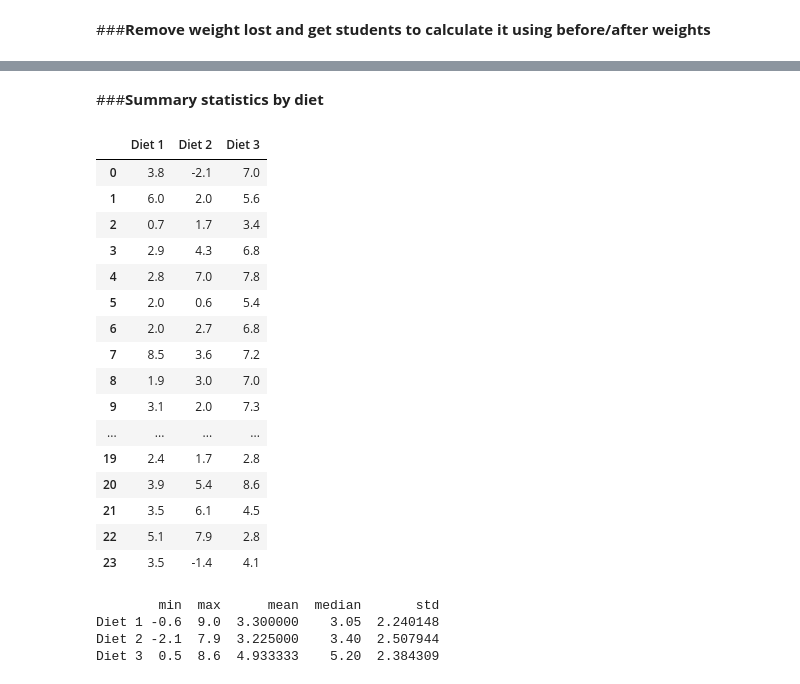
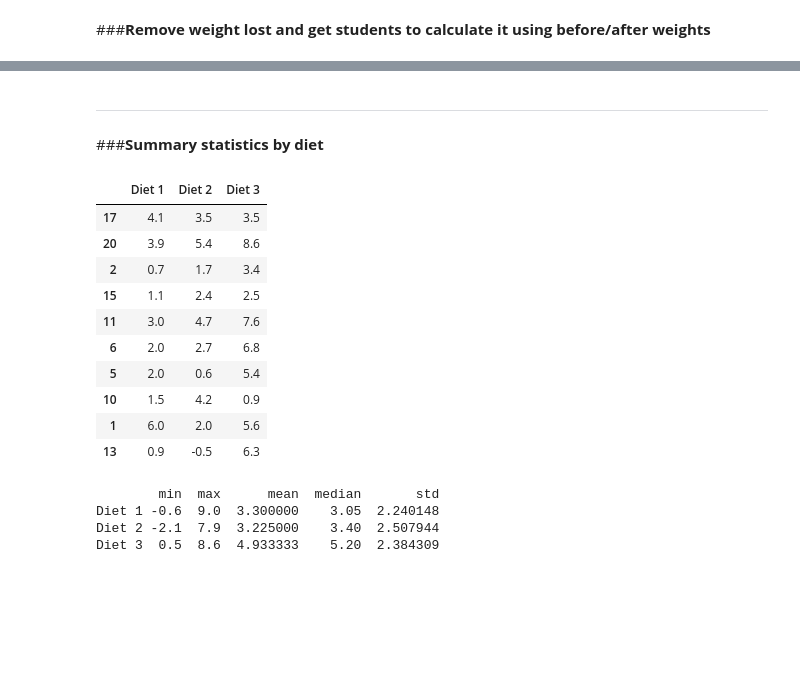
Before and after one commit to phantheminhchau1/phantichdulieupython, a Jupyter notebook: thongkesuydien.ipynb, the cells around one changed output, grey strips where cells are left out. Saved outputs shown, nothing was run; the diff lists cells and outputs as text; code cells hidden in the pictures; blank space fills up the shorter version.

```diff
--- a/thongkesuydien.ipynb
+++ b/thongkesuydien.ipynb
@@ -140,31 +190,27 @@ df.sample(10)
+# %% [markdown]
+<hr>
 # %% [markdown]
 ###**Summary statistics by diet**
 # %%
 # phân nhóm giá trị weightlost theo diet
 weightlost_1 = df[(df['Diet'] == 1)]["weightlost"]
 weightlost_2 = df[(df['Diet'] == 2)]["weightlost"]
 weightlost_3 = df[(df['Diet'] == 3)]["weightlost"]
 weight_lost = list(zip(weightlost_1, weightlost_2, weightlost_3))
 df_diet =  pd.DataFrame(weight_lost, columns = ("Diet 1", "Diet 2", "Diet 3"))
-df_diet
+df_diet.sample(10)
 # %% [output]
 |  | Diet 1 | Diet 2 | Diet 3 |
-| 0 | 3.8 | -2.1 | 7.0 |
+| 17 | 4.1 | 3.5 | 3.5 |
+| 20 | 3.9 | 5.4 | 8.6 |
+| 2 | 0.7 | 1.7 | 3.4 |
+| 15 | 1.1 | 2.4 | 2.5 |
+| 11 | 3.0 | 4.7 | 7.6 |
+| 6 | 2.0 | 2.7 | 6.8 |
+| 5 | 2.0 | 0.6 | 5.4 |
+| 10 | 1.5 | 4.2 | 0.9 |
 | 1 | 6.0 | 2.0 | 5.6 |
-| 2 | 0.7 | 1.7 | 3.4 |
-| 3 | 2.9 | 4.3 | 6.8 |
-| 4 | 2.8 | 7.0 | 7.8 |
-| 5 | 2.0 | 0.6 | 5.4 |
-| 6 | 2.0 | 2.7 | 6.8 |
-| 7 | 8.5 | 3.6 | 7.2 |
-| 8 | 1.9 | 3.0 | 7.0 |
-| 9 | 3.1 | 2.0 | 7.3 |
-| ... | ... | ... | ... |
-| 19 | 2.4 | 1.7 | 2.8 |
-| 20 | 3.9 | 5.4 | 8.6 |
-| 21 | 3.5 | 6.1 | 4.5 |
-| 22 | 5.1 | 7.9 | 2.8 |
-| 23 | 3.5 | -1.4 | 4.1 |
+| 13 | 0.9 | -0.5 | 6.3 |
 # %%
 #Thống kê tóm tắt theo chế độ ăn uống
 su_stat = df_diet.agg(
```
Also changed, not shown: parts of 27 cells of this notebook.
